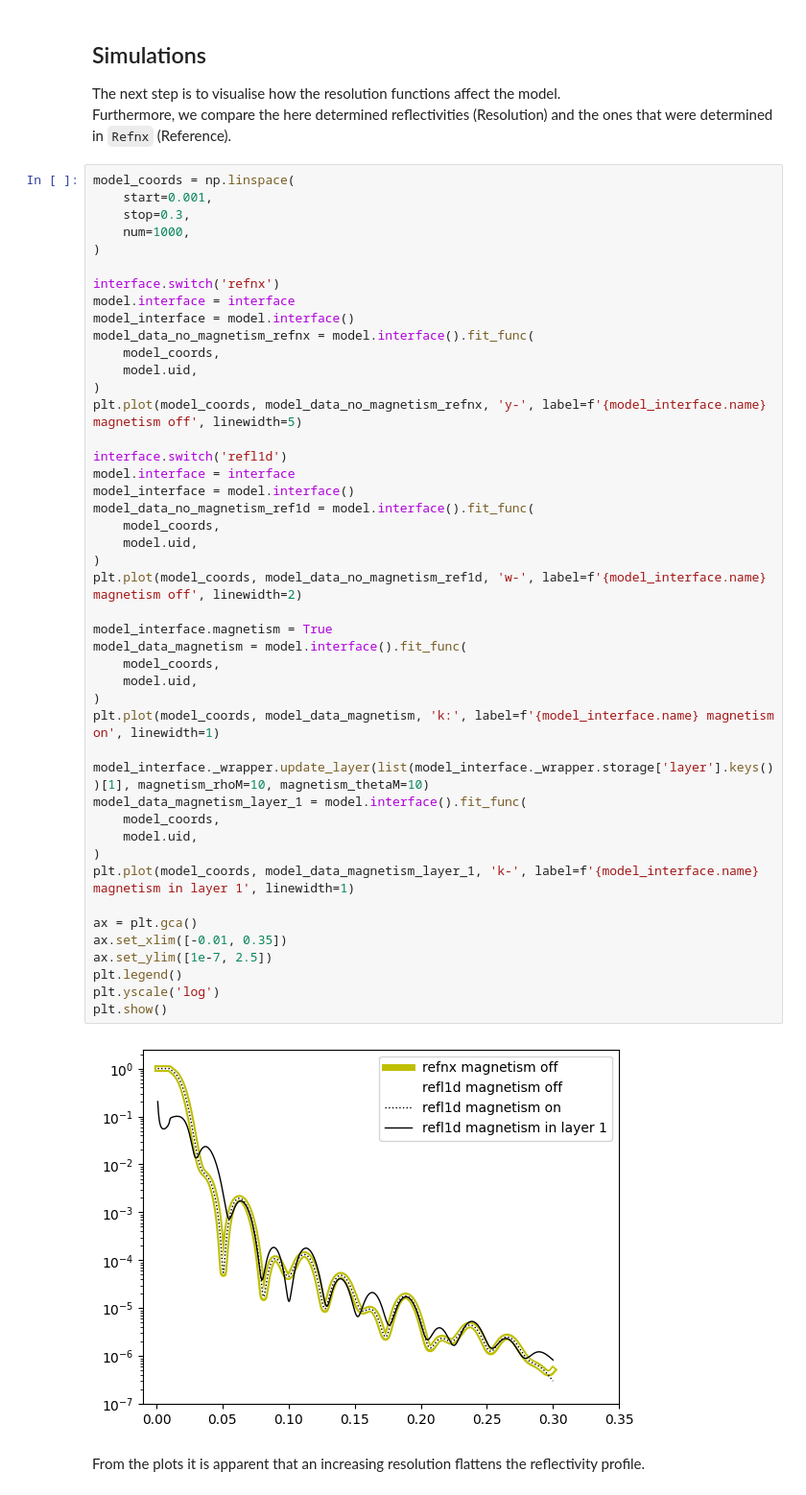
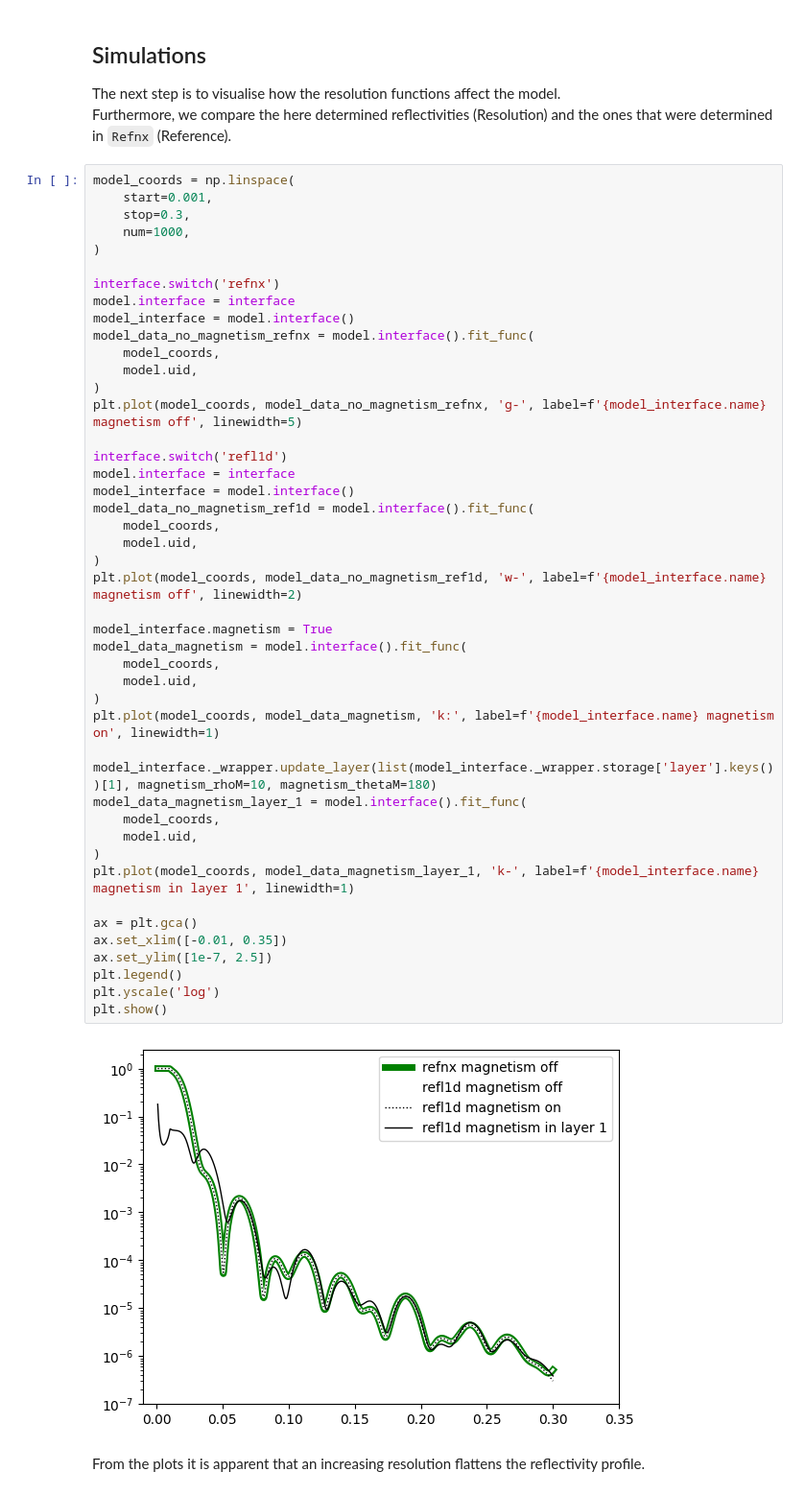
Before and after one commit to EasyScience/EasyReflectometryLib, a Jupyter notebook: docs/src/tutorials/magnetism.ipynb, the cells around one changed output. Shown: that part at 96% size. Drawn from its saved outputs; the diff is of its cells as text.

```diff
--- a/docs/src/tutorials/magnetism.ipynb
+++ b/docs/src/tutorials/magnetism.ipynb
@@ -121,38 +121,38 @@ model_data_no_magnetism_refnx = model.interface().fit_func(
     model_coords,
     model.uid,
 )
-plt.plot(model_coords, model_data_no_magnetism_refnx, 'y-', label=f'{model_interface.name} magnetism off', linewidth=5)
+plt.plot(model_coords, model_data_no_magnetism_refnx, 'g-', label=f'{model_interface.name} magnetism off', linewidth=5)
 
 interface.switch('refl1d')
 model.interface = interface
 model_interface = model.interface()
 model_data_no_magnetism_ref1d = model.interface().fit_func(
     model_coords,
     model.uid,
 )
 plt.plot(model_coords, model_data_no_magnetism_ref1d, 'w-', label=f'{model_interface.name} magnetism off', linewidth=2)
 
 model_interface.magnetism = True
 model_data_magnetism = model.interface().fit_func(
     model_coords,
     model.uid,
 )
 plt.plot(model_coords, model_data_magnetism, 'k:', label=f'{model_interface.name} magnetism on', linewidth=1)
 
-model_interface._wrapper.update_layer(list(model_interface._wrapper.storage['layer'].keys())[1], magnetism_rhoM=10, magnetism_thetaM=10)
+model_interface._wrapper.update_layer(list(model_interface._wrapper.storage['layer'].keys())[1], magnetism_rhoM=10, magnetism_thetaM=180)
 model_data_magnetism_layer_1 = model.interface().fit_func(
     model_coords,
     model.uid,
 )
 plt.plot(model_coords, model_data_magnetism_layer_1, 'k-', label=f'{model_interface.name} magnetism in layer 1', linewidth=1)
 
 ax = plt.gca()
 ax.set_xlim([-0.01, 0.35])
 ax.set_ylim([1e-7, 2.5])
 plt.legend()
 plt.yscale('log')
 plt.show()
 # %% [output]
-[figure, old version]
+[figure, new version]
 # %% [markdown]
 From the plots it is apparent that an increasing resolution flattens the reflectivity profile.
```
